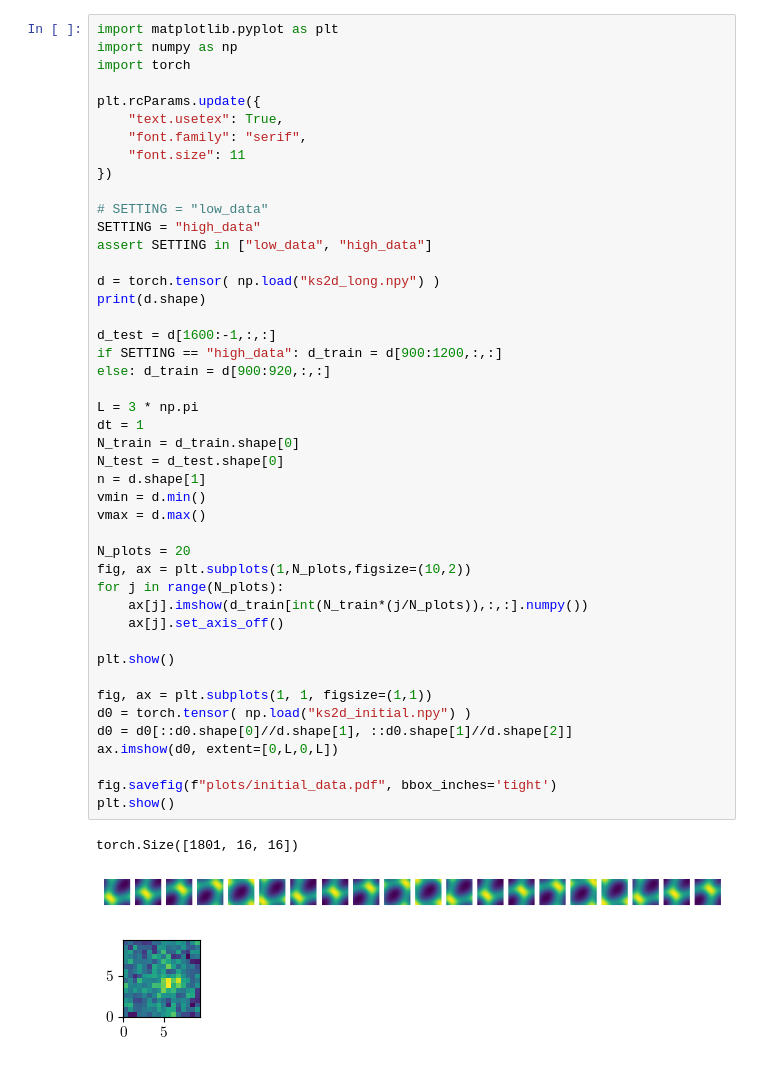
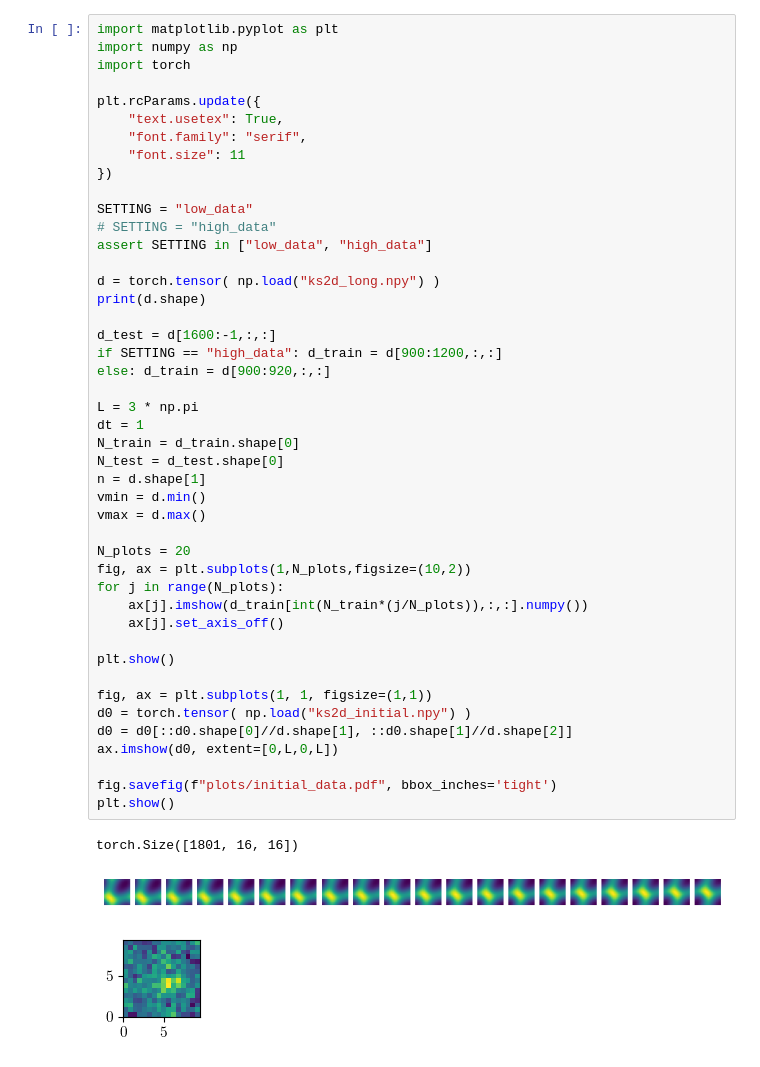
Before and after one commit to graps1/convolutional-edmd, a Jupyter notebook: ks2d.ipynb, the cells around one changed output. Drawn from its saved outputs; the diff is of its cells as text.

```diff
--- a/ks2d.ipynb
+++ b/ks2d.ipynb
@@ -9,8 +9,8 @@ plt.rcParams.update({
     "font.size": 11
 })
 
-# SETTING = "low_data"
-SETTING = "high_data"
+SETTING = "low_data"
+# SETTING = "high_data"
 assert SETTING in ["low_data", "high_data"]
 
 d = torch.tensor( np.load("ks2d_long.npy") )
@@ -18,34 +18,34 @@ print(d.shape)
 
 d_test = d[1600:-1,:,:]
 if SETTING == "high_data": d_train = d[900:1200,:,:]
 else: d_train = d[900:920,:,:]
 
 L = 3 * np.pi
 dt = 1
 N_train = d_train.shape[0]
 N_test = d_test.shape[0]
 n = d.shape[1]
 vmin = d.min()
 vmax = d.max()
 
 N_plots = 20
 fig, ax = plt.subplots(1,N_plots,figsize=(10,2))
 for j in range(N_plots):
     ax[j].imshow(d_train[int(N_train*(j/N_plots)),:,:].numpy())
     ax[j].set_axis_off()
 
 plt.show()
 
 fig, ax = plt.subplots(1, 1, figsize=(1,1))
 d0 = torch.tensor( np.load("ks2d_initial.npy") )
 d0 = d0[::d0.shape[0]//d.shape[1], ::d0.shape[1]//d.shape[2]]
 ax.imshow(d0, extent=[0,L,0,L])
 
 fig.savefig(f"plots/initial_data.pdf", bbox_inches='tight')
 plt.show()
 # %% [output]
 torch.Size([1801, 16, 16])
-[figure, old version]
+[figure, new version]
 [figure]
 # %%
 n_observations = 10
```
Also changed, not shown: parts of 9 cells of this notebook, 12 other files.
